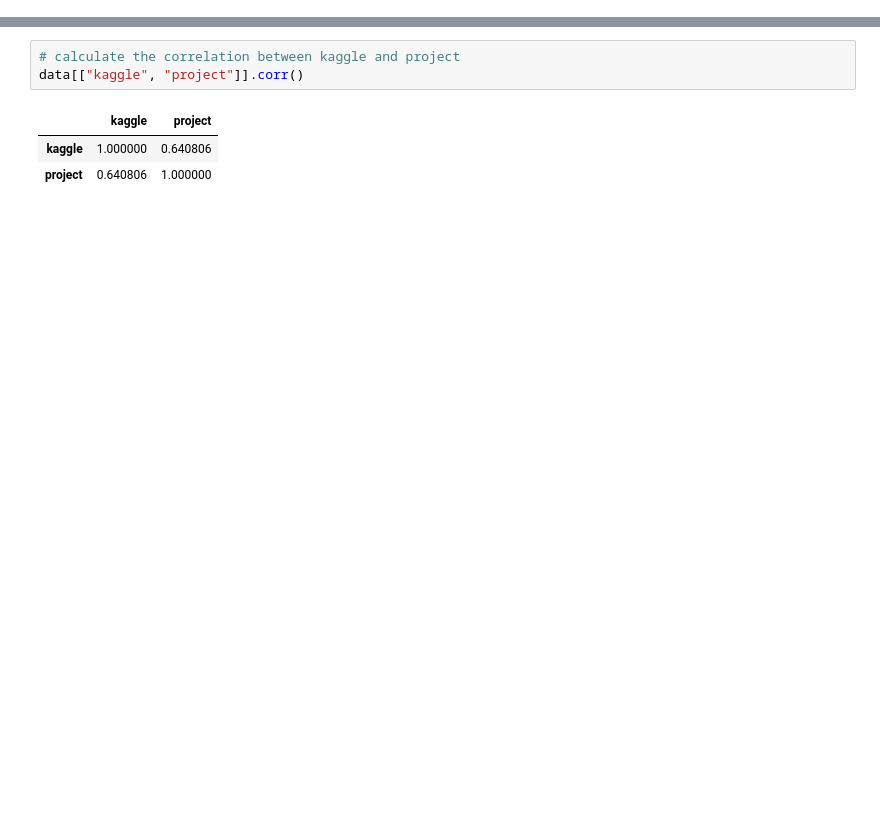
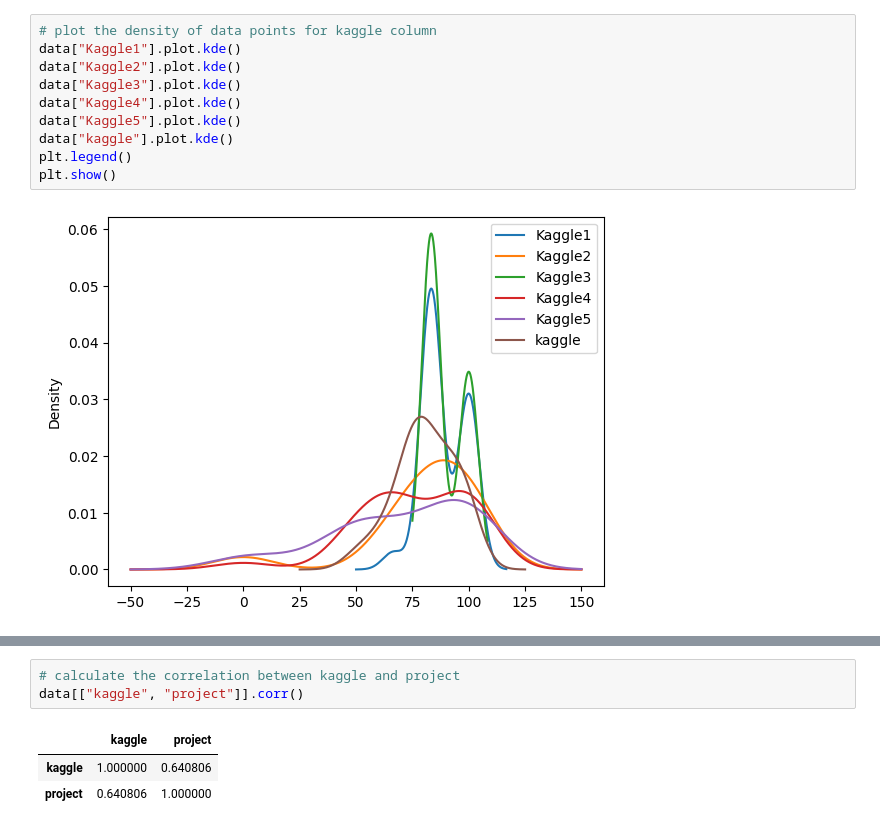
Before and after one commit to pauldubois98/MarkingCorrelation, a Jupyter notebook: analysis.ipynb, the cells around one changed output, grey strips where cells are left out. Cells and saved outputs as stored; diff of their text form; blank space fills up the shorter version.

Commit message:
added kde plots

```diff
--- a/analysis.ipynb
+++ b/analysis.ipynb
@@ -58,2 +59,14 @@ Projet-Teacher2: 80.83333333333333 +/- 11.22325881647298
 kaggle: 80.80246913580248 +/- 13.215588845778965
 project: 81.48148148148148 +/- 9.12675850440455
+# %%
+# plot the density of data points for kaggle column
+data["Kaggle1"].plot.kde()
+data["Kaggle2"].plot.kde()
+data["Kaggle3"].plot.kde()
+data["Kaggle4"].plot.kde()
+data["Kaggle5"].plot.kde()
+data["kaggle"].plot.kde()
+plt.legend()
+plt.show()
+# %% [output]
+[figure, added]
```
Also changed, not shown: parts of 7 cells of this notebook.
